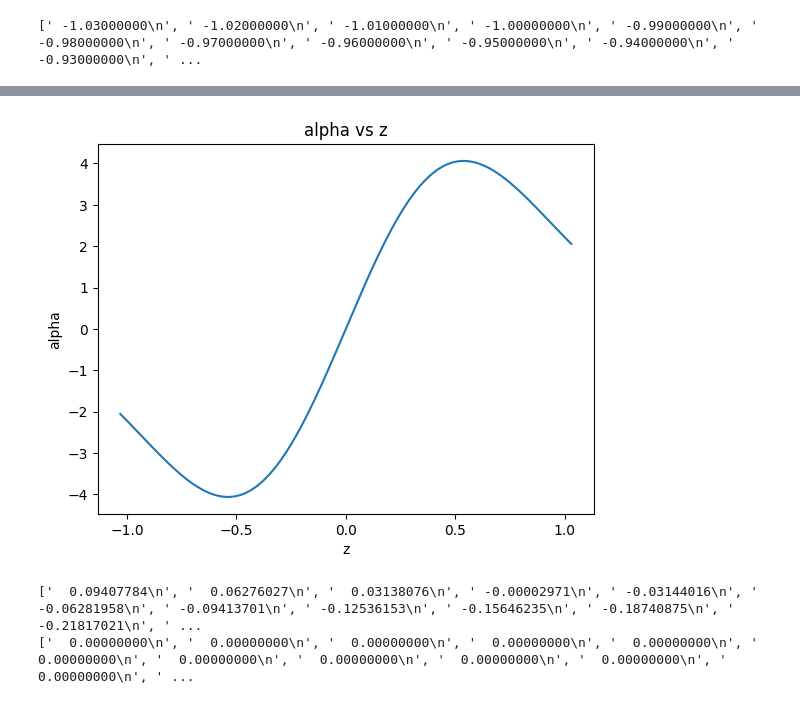
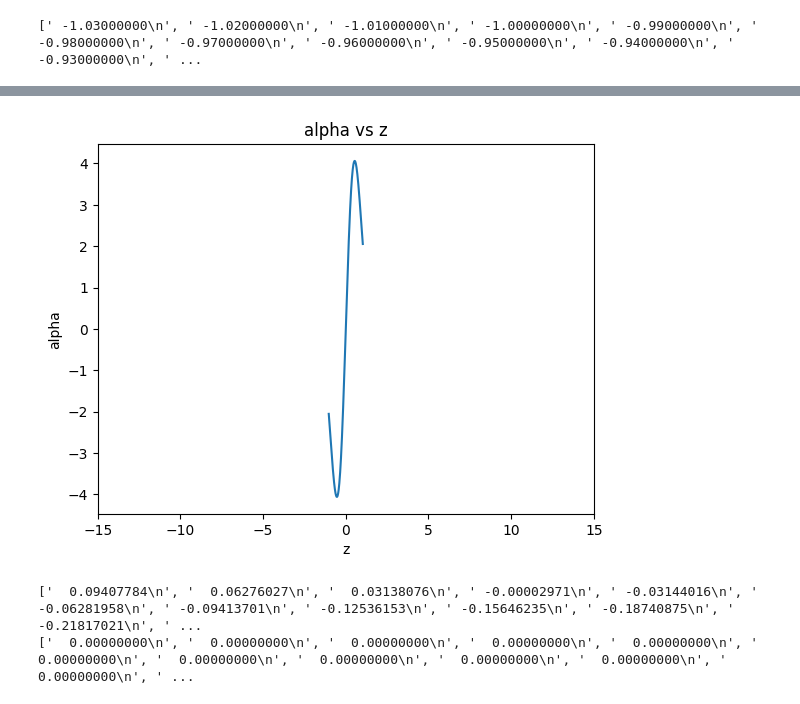
Before and after one commit to gayathri2011067/Summer-24-halo-magnetic-field, a Jupyter notebook: Fortran codes 2016/plots.ipynb, the cells around one changed output, grey strips where cells are left out. Drawn from its saved outputs; the diff is of its cells as text; code cells hidden in the pictures.

```diff
--- a/Fortran codes 2016/plots.ipynb
+++ b/Fortran codes 2016/plots.ipynb
@@ -46,11 +46,12 @@ alpha=np.array(lines,dtype=float)
 # %%
 plt.plot(z,alpha)
 plt.xlabel('z')
 plt.ylabel('alpha')
 plt.title('alpha vs z')
+plt.xlim(-15,15)
 plt.show()
 # %% [output]
-[figure, old version]
+[figure, new version]
 # %%
 #import txt file
 filename1 = 'Br_ini.txt'
```
Also changed, not shown: parts of 4 cells of this notebook, 21 other files.
